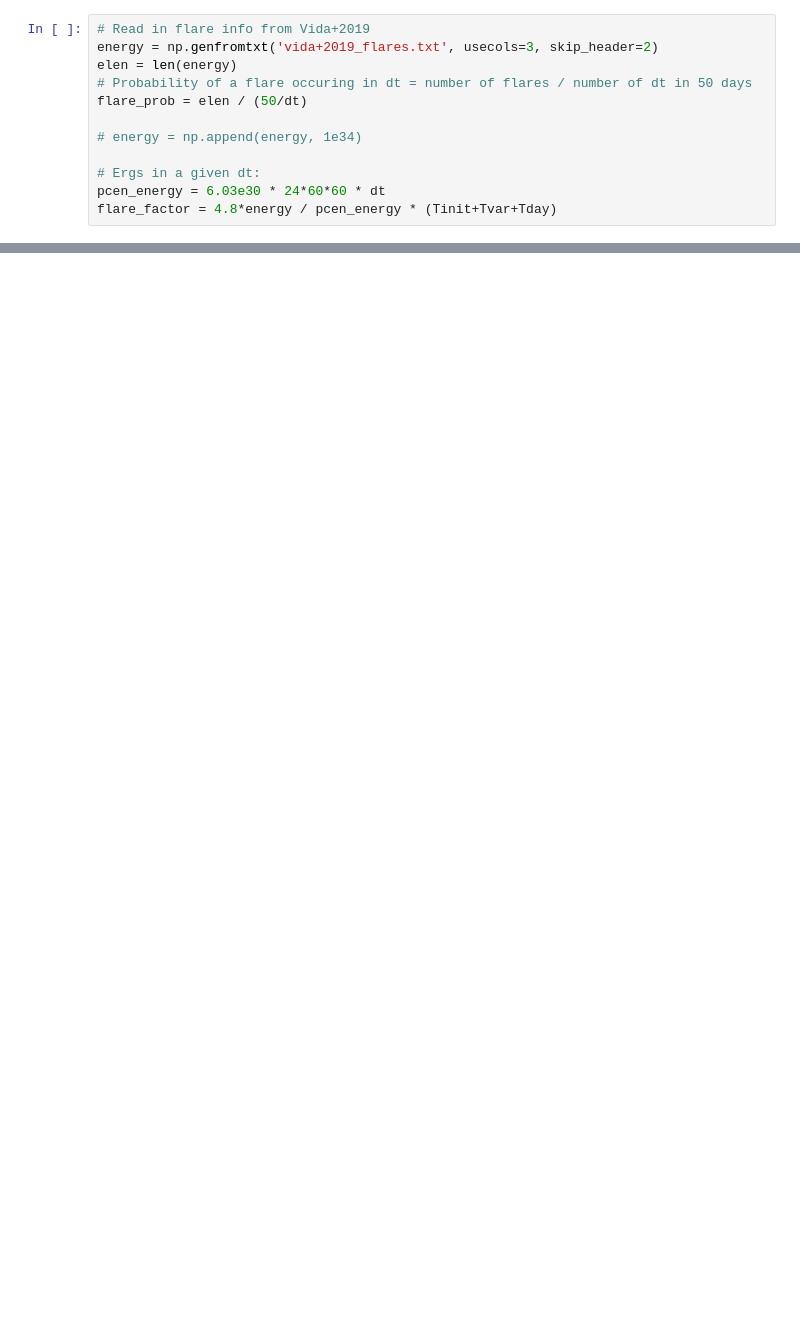
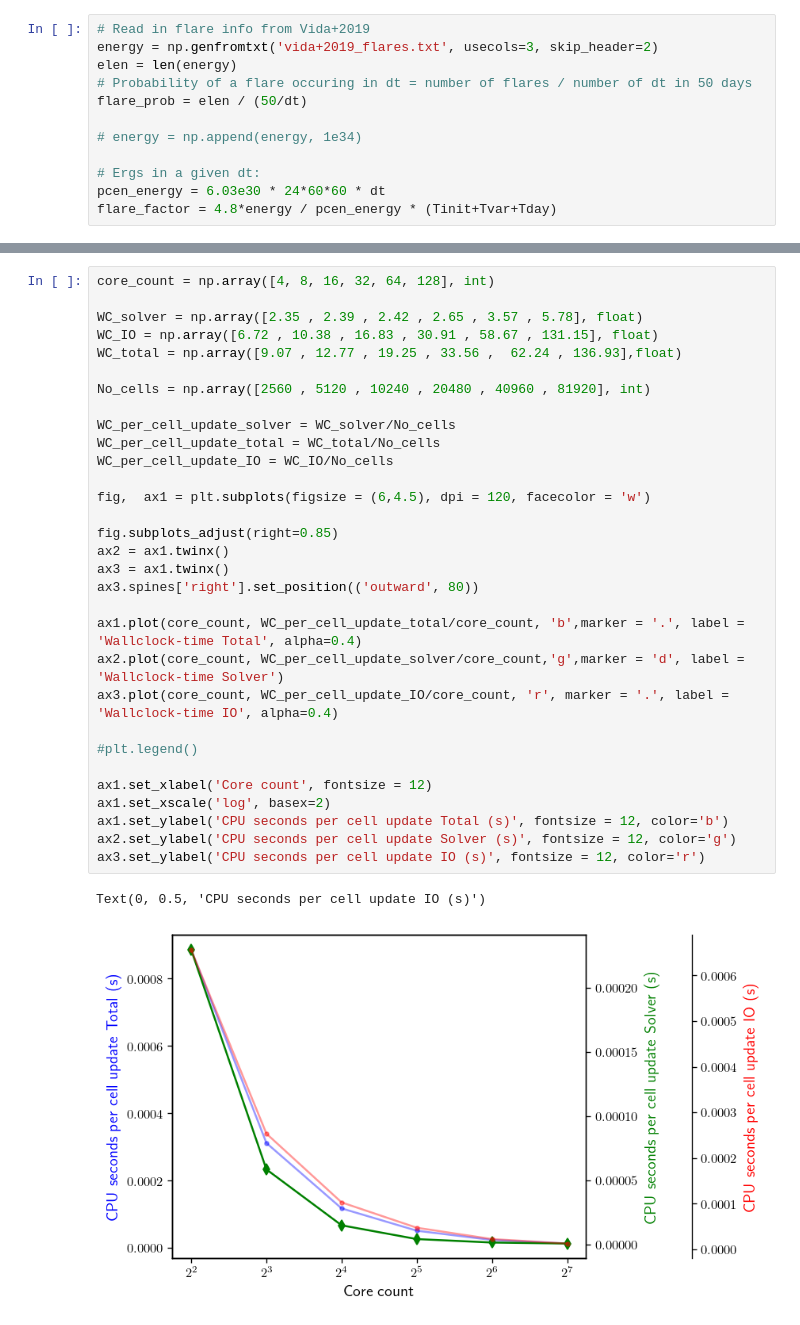
Before and after one commit to niranjancroy/exoplanet_heat, a Jupyter notebook: exoplanet_heat.ipynb, the cells around one changed output, grey strips where cells are left out. Drawn from its saved outputs; the diff is of its cells as text; blank space fills up the shorter version.

```diff
--- a/exoplanet_heat.ipynb
+++ b/exoplanet_heat.ipynb
@@ -179,0 +450,34 @@ KeyboardInterrupt:
+# %%
+core_count = np.array([4, 8, 16, 32, 64, 128], int)
+
+WC_solver = np.array([2.35 , 2.39 , 2.42 , 2.65 , 3.57 , 5.78], float)
+WC_IO = np.array([6.72 , 10.38 , 16.83 , 30.91 , 58.67 , 131.15], float)
+WC_total = np.array([9.07 , 12.77 , 19.25 , 33.56 ,  62.24 , 136.93],float)
+
+No_cells = np.array([2560 , 5120 , 10240 , 20480 , 40960 , 81920], int)
+
+WC_per_cell_update_solver = WC_solver/No_cells
+WC_per_cell_update_total = WC_total/No_cells
+WC_per_cell_update_IO = WC_IO/No_cells
+
+fig,  ax1 = plt.subplots(figsize = (6,4.5), dpi = 120, facecolor = 'w')
+
+fig.subplots_adjust(right=0.85)
+ax2 = ax1.twinx()
+ax3 = ax1.twinx()
+ax3.spines['right'].set_position(('outward', 80))
+
+ax1.plot(core_count, WC_per_cell_update_total/core_count, 'b',marker = '.', label = 'Wallclock-time Total', alpha=0.4)
+ax2.plot(core_count, WC_per_cell_update_solver/core_count,'g',marker = 'd', label = 'Wallclock-time Solver')
+ax3.plot(core_count, WC_per_cell_update_IO/core_count, 'r', marker = '.', label = 'Wallclock-time IO', alpha=0.4)
+
+#plt.legend()
+
+ax1.set_xlabel('Core count', fontsize = 12)
+ax1.set_xscale('log', basex=2)
+ax1.set_ylabel('CPU seconds per cell update Total (s)', fontsize = 12, color='b')
+ax2.set_ylabel('CPU seconds per cell update Solver (s)', fontsize = 12, color='g')
+ax3.set_ylabel('CPU seconds per cell update IO (s)', fontsize = 12, color='r')
+# %% [output]
+Text(0, 0.5, 'CPU seconds per cell update IO (s)')
+[figure, added]
```
Also changed, not shown: parts of 7 cells of this notebook.
